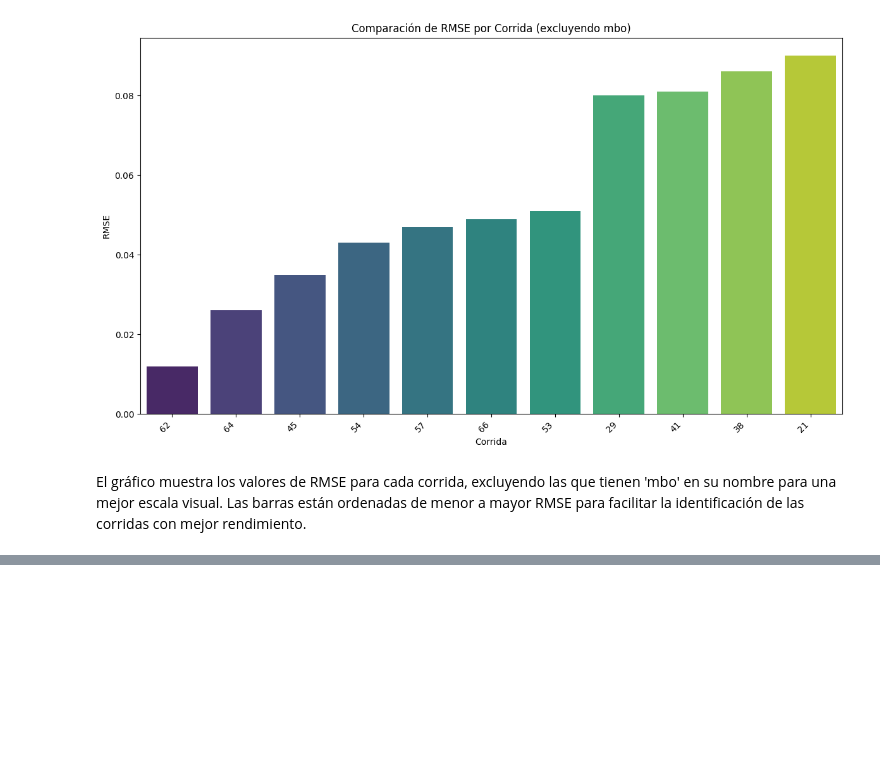
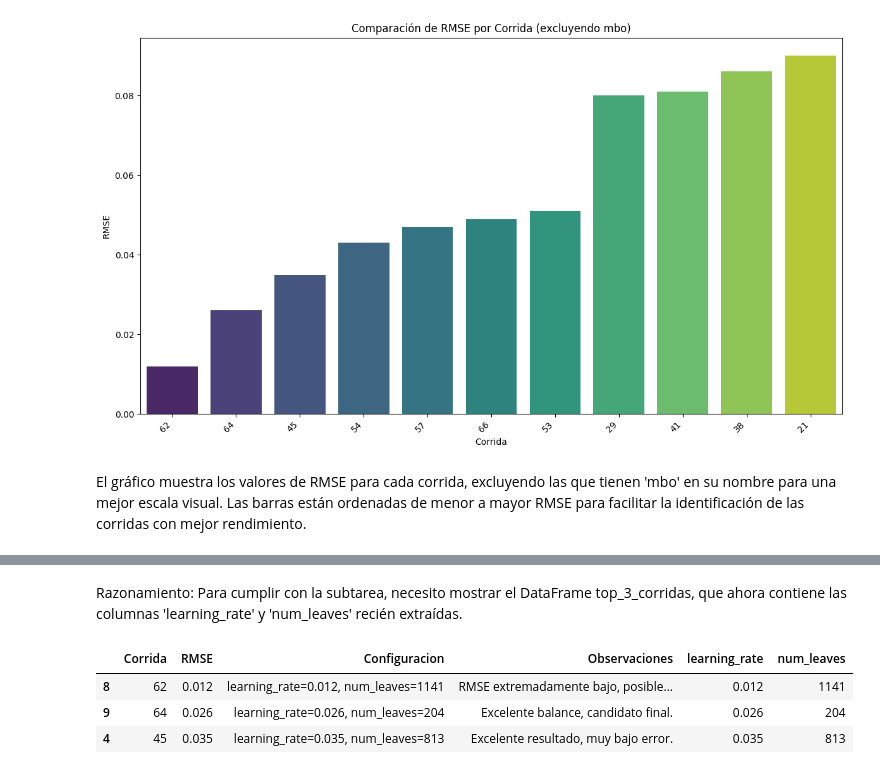
Before and after one commit to MartinaZubaran/health_economics_challenge, a Jupyter notebook: mejores_corridas.ipynb, the cells around one changed output, grey strips where cells are left out. Cells and saved outputs as stored; diff of their text form; code cells hidden in the pictures; blank space fills up the shorter version.

```diff
--- a/mejores_corridas.ipynb
+++ b/mejores_corridas.ipynb
@@ -87,0 +187,9 @@ El gráfico muestra los valores de RMSE para cada corrida, excluyendo las que ti
+# %% [markdown]
+Razonamiento: Para cumplir con la subtarea, necesito mostrar el DataFrame top_3_corridas, que ahora contiene las columnas 'learning_rate' y 'num_leaves' recién extraídas.
+# %%
+display(top_3_corridas)
+# %% [output]
+|  | Corrida | RMSE | Configuracion | Observaciones | learning_rate | num_leaves |
+| 8 | 62 | 0.012 | learning_rate=0.012, num_leaves=1141 | RMSE extremadamente bajo, posible... | 0.012 | 1141 |
+| 9 | 64 | 0.026 | learning_rate=0.026, num_leaves=204 | Excelente balance, candidato final. | 0.026 | 204 |
+| 4 | 45 | 0.035 | learning_rate=0.035, num_leaves=813 | Excelente resultado, muy bajo error. | 0.035 | 813 |
```
Also changed, not shown: parts of 19 cells of this notebook.
